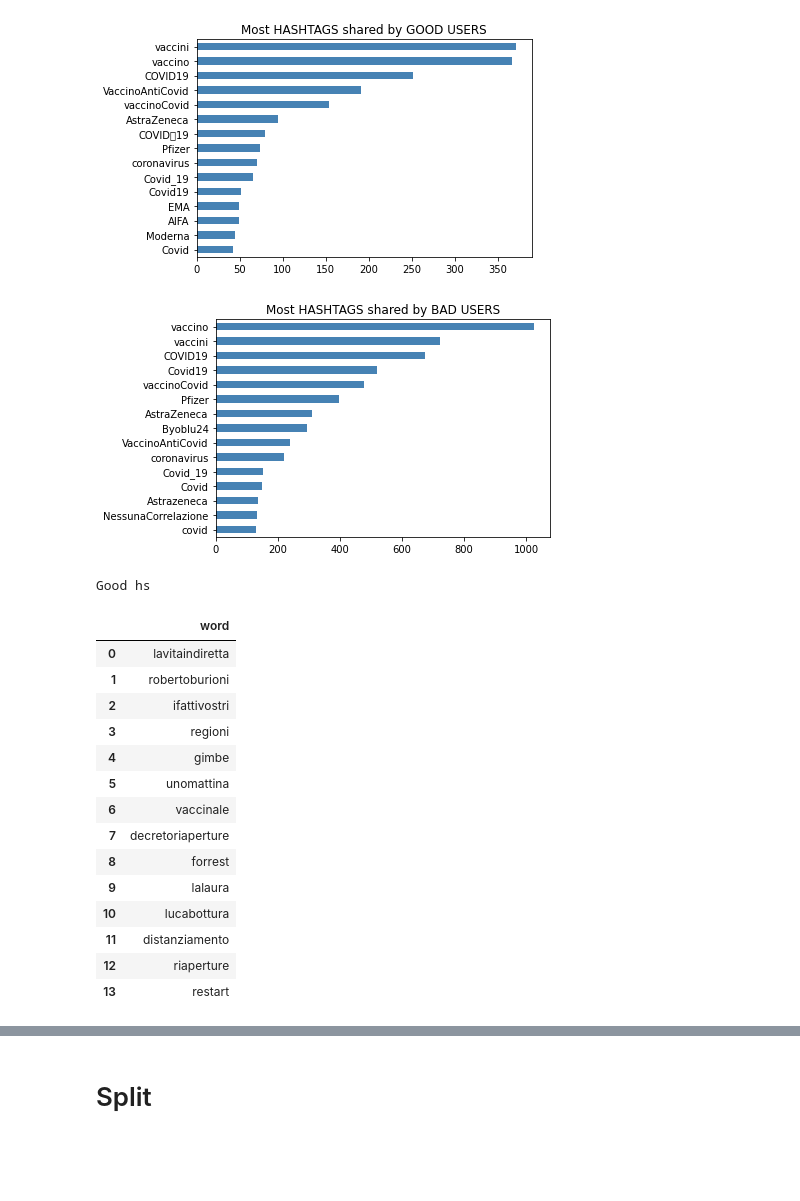
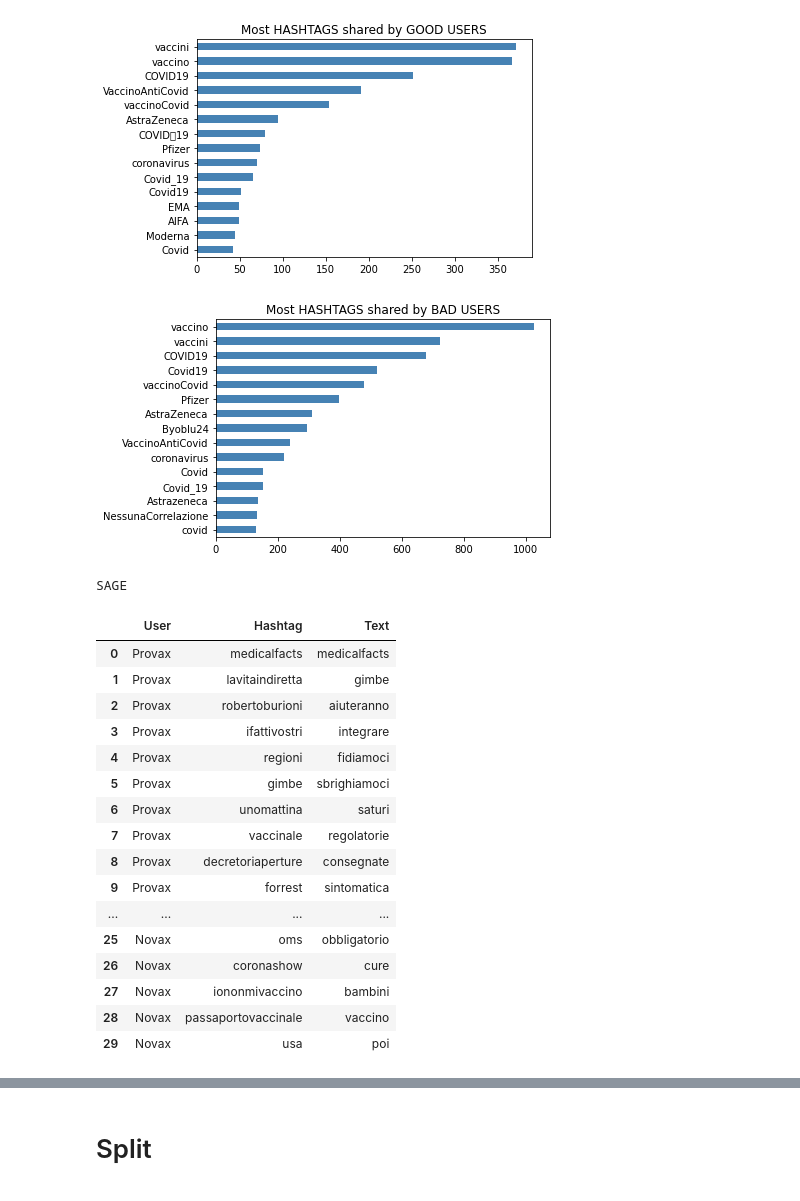
Before and after one commit to gi-ux/Vaccines_Discussion_Italy, a Jupyter notebook: Laura/10.Good_Vs_Bad.ipynb, the cells around one changed output, grey strips where cells are left out. Drawn from its saved outputs; the diff is of its cells as text; code cells hidden in the pictures; blank space fills up the shorter version.

```diff
--- a/Laura/10.Good_Vs_Bad.ipynb
+++ b/Laura/10.Good_Vs_Bad.ipynb
@@ -6,10 +6,10 @@ import numpy as np
 import sys
 import warnings
 warnings.filterwarnings("ignore")
-path = "C:/Users/gianl/Desktop/Gi/Supsi/MartaLauraGiada/Giada/"
-path_df = "C:/Users/gianl/Desktop/Gi/Supsi/MartaLauraGiada/Laura/Tweets/"
-path_files = "C:/Users/gianl/Desktop/Gi/Supsi/MartaLauraGiada/Laura/Files/"
-path_utils = 'C:/Users/gianl/Desktop/Gi/Supsi/MartaLauraGiada/tweet_utils'
+path = "C:/Users/gianl/Desktop/Gi/Supsi/Vaccines_Discussion_Italy/Giada/Files/"
+path_df = "C:/Users/gianl/Desktop/Gi/Supsi/Vaccines_Discussion_Italy/Laura/Tweets/"
+path_files = "C:/Users/gianl/Desktop/Gi/Supsi/Vaccines_Discussion_Italy/Laura/Files/"
+path_utils = 'C:/Users/gianl/Desktop/Gi/Supsi/Vaccines_Discussion_Italy/tweet_utils'
 sys.path.append(path_utils)
 import utils
 # %% [markdown]
@@ -82,28 +83,43 @@ ax.set_title('Most HASHTAGS shared by BAD USERS')
 ax.invert_yaxis()
 plt.show()
 # %% [output]
-[figure, old version]
+[figure, new version]
 # %%
 hs_sage = pd.read_csv("C:/Users/gianl/Desktop/Gi/Supsi/BachelorProject/sage/data/outfile_good_bad_hs.csv")
-hs_sage_good = hs_sage[16:][["word"]].reset_index(drop=True)
-hs_sage_bad = hs_sage[:15][["word"]].reset_index(drop=True)
+hs_sage_good = hs_sage[15:][["word"]].reset_index(drop=True)
+hs_sage_bad = hs_sage[:16][["word"]].reset_index(drop=True)
+txt_sage = pd.read_csv("C:/Users/gianl/Desktop/Gi/Supsi/BachelorProject/sage/data/outfile_good_bad_txt.csv")
+txt_sage_good = txt_sage[15:][["word"]].reset_index(drop=True)
+txt_sage_bad = txt_sage[:16][["word"]].reset_index(drop=True)
 # %%
-print("Good hs")
-hs_sage_good
+print("SAGE")
+info = []
+hs_sage = list(hs_sage_good["word"])
+for i in range(len(hs_sage)):
+    info.append("Provax")
+for i in range(len(hs_sage)):
+    info.append("Novax")
+hs_sage.extend(list(hs_sage_bad["word"]))
+txt_sage = list(txt_sage_good["word"])
+txt_sage.extend(txt_sage_bad["word"])
+df_sage_info = pd.DataFrame(list(zip(info, hs_sage, txt_sage)), columns=["User", "Hashtag", "Text"])
+df_sage_info
 # %% [output]
-Good hs
+SAGE
-|  | word |
-| 0 | lavitaindiretta |
-| 1 | robertoburioni |
-| 2 | ifattivostri |
-| 3 | regioni |
-| 4 | gimbe |
-| 5 | unomattina |
-| 6 | vaccinale |
-| 7 | decretoriaperture |
-| 8 | forrest |
-| 9 | lalaura |
-| 10 | lucabottura |
-| 11 | distanziamento |
-| 12 | riaperture |
-| 13 | restart |
+|  | User | Hashtag | Text |
+| 0 | Provax | medicalfacts | medicalfacts |
+| 1 | Provax | lavitaindiretta | gimbe |
+| 2 | Provax | robertoburioni | aiuteranno |
+| 3 | Provax | ifattivostri | integrare |
+| 4 | Provax | regioni | fidiamoci |
+| 5 | Provax | gimbe | sbrighiamoci |
+| 6 | Provax | unomattina | saturi |
+| 7 | Provax | vaccinale | regolatorie |
+| 8 | Provax | decretoriaperture | consegnate |
+| 9 | Provax | forrest | sintomatica |
+| ... | ... | ... | ... |
+| 25 | Novax | oms | obbligatorio |
+| 26 | Novax | coronashow | cure |
+| 27 | Novax | iononmivaccino | bambini |
+| 28 | Novax | passaportovaccinale | vaccino |
+| 29 | Novax | usa | poi |
```
Also changed, not shown: parts of 17 cells of this notebook, 4 other files.
